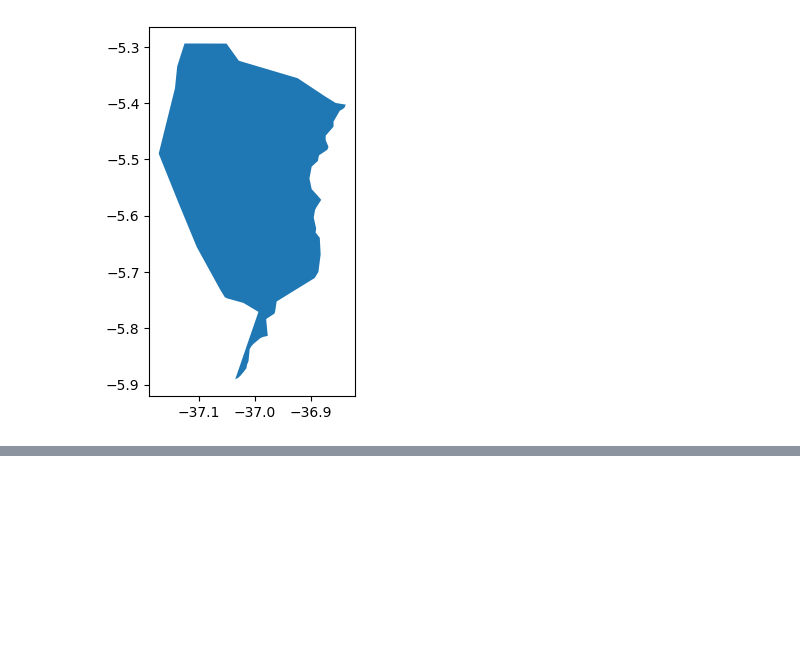
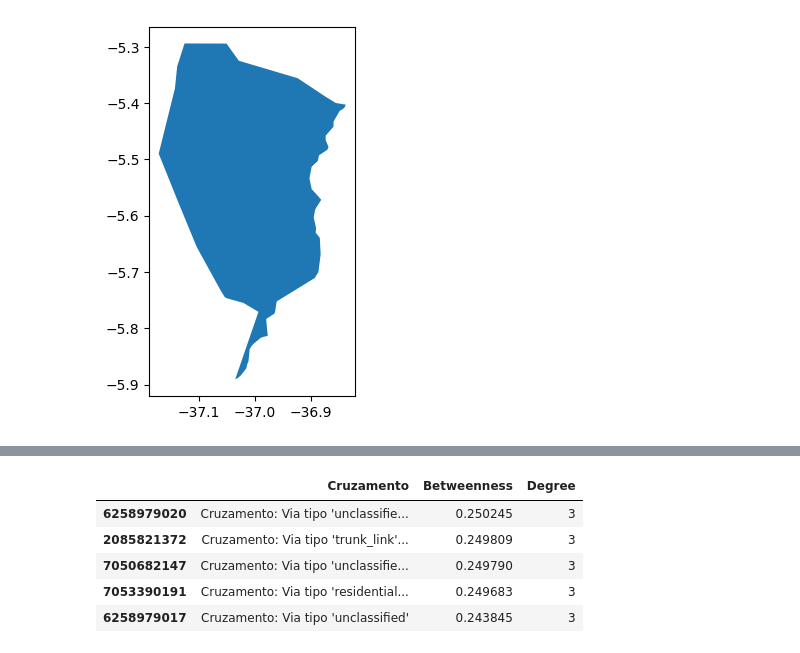
Before and after one commit to JPOC02/Structural_Analysis_Urban-Networks_OSMnx_NetworkX_Gephi, a Jupyter notebook: init.ipynb, the cells around one changed output, grey strips where cells are left out. Saved outputs shown, nothing was run; the diff lists cells and outputs as text; code cells hidden in the pictures; blank space fills up the shorter version.

```diff
--- a/init.ipynb
+++ b/init.ipynb
@@ -27,0 +67,47 @@ Número de arestas: 7968
+# %%
+# Função melhorada para descobrir nomes, referências ou tipos das ruas
+def obter_ruas_do_no_melhorado(node_id, grafo):
+    ruas = set()
+
+    for u, v, data in grafo.edges(node_id, data=True):
+        nome = data.get('name')
+        ref = data.get('ref')         # Busca referência (ex: BR-304)
+        tipo = data.get('highway')    # Busca o tipo de via (ex: primary, track)
+
+        identificador = None
+
+        # 1. Tenta pegar o nome
+        if nome:
+            identificador = nome if isinstance(nome, str) else nome[0]
+        # 2. Se não tiver nome, tenta pegar a referência
+        elif ref:
+            identificador = f"Rodovia {ref if isinstance(ref, str) else ref[0]}"
+        # 3. Se não tiver nenhum dos dois, pega o tipo de estrada
+        elif tipo:
+            tipo_str = tipo if isinstance(tipo, str) else tipo[0]
+            identificador = f"Via tipo '{tipo_str}'"
+
+        if identificador:
+            ruas.add(identificador)
+
+    if ruas:
+        return " Cruzamento: " + " / ".join(ruas)
+    else:
+        return "Via não classificada no OSM"
+
+# Aplica a nova função
+df_metricas['Cruzamento'] = [obter_ruas_do_no_melhorado(n, G_undirected) for n in df_metricas.index]
+
+# Remove o limite de caracteres por coluna
+pd.set_option('display.max_colwidth', None)
+
+# Mostra o DataFrame novamente
+cols = ['Cruzamento', 'Betweenness', 'Degree']
+df_metricas.sort_values(by='Betweenness', ascending=False)[cols].head(5)
+# %% [output]
+|  | Cruzamento | Betweenness | Degree |
+| 6258979020 | Cruzamento: Via tipo 'unclassifie... | 0.250245 | 3 |
+| 2085821372 | Cruzamento: Via tipo 'trunk_link'... | 0.249809 | 3 |
+| 7050682147 | Cruzamento: Via tipo 'unclassifie... | 0.249790 | 3 |
+| 7053390191 | Cruzamento: Via tipo 'residential... | 0.249683 | 3 |
+| 6258979017 | Cruzamento: Via tipo 'unclassified' | 0.243845 | 3 |
```
Also changed, not shown: parts of 12 cells of this notebook.
